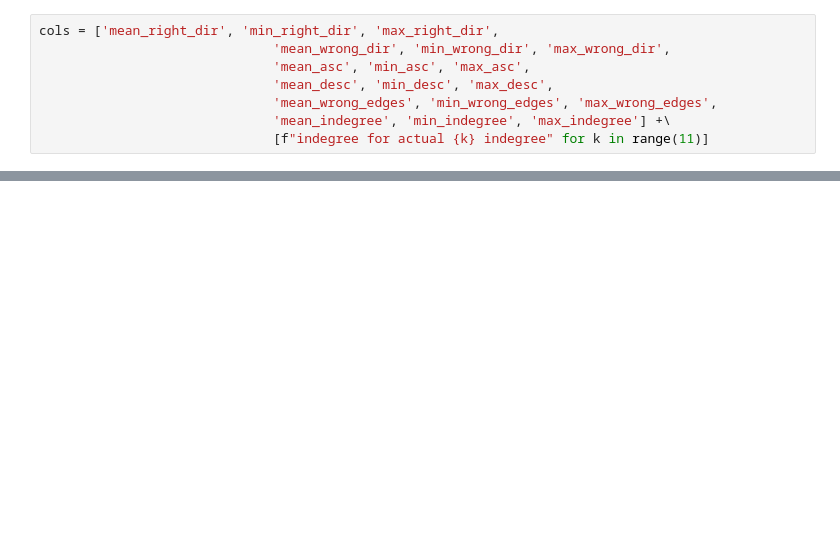
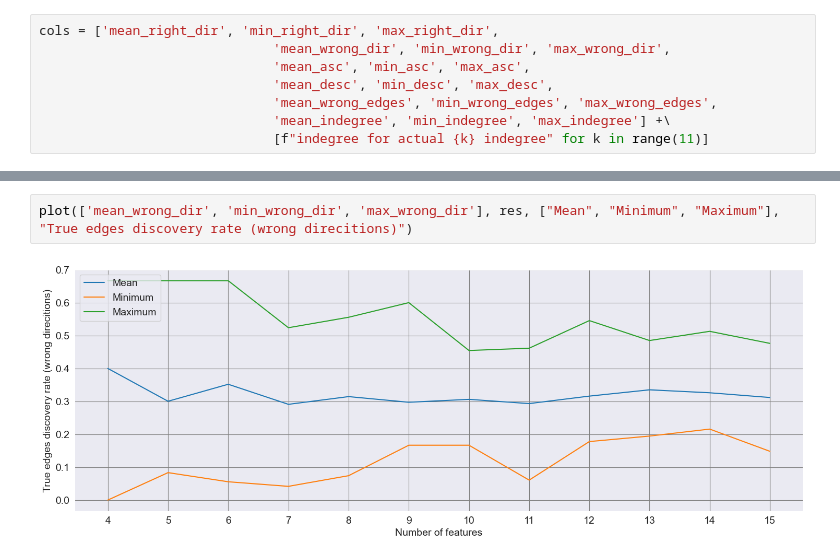
Before and after one commit to dmitry-grigorev/BAMT, a Jupyter notebook: experiments3/Experiments_synth_3.ipynb, the cells around one changed output, grey strips where cells are left out. Cells and saved outputs as stored; diff of their text form; blank space fills up the shorter version.

```diff
--- a/experiments3/Experiments_synth_3.ipynb
+++ b/experiments3/Experiments_synth_3.ipynb
@@ -159,0 +68,4 @@ sum([e[1] for e in list(bn_nx.out_degree())])/24
+# %%
+plot(['mean_wrong_dir', 'min_wrong_dir', 'max_wrong_dir'], res, ["Mean", "Minimum", "Maximum"], "True edges discovery rate (wrong direcitions)")
+# %% [output]
+[figure, added]
```
Also changed, not shown: parts of 58 cells of this notebook, 17 other files.
